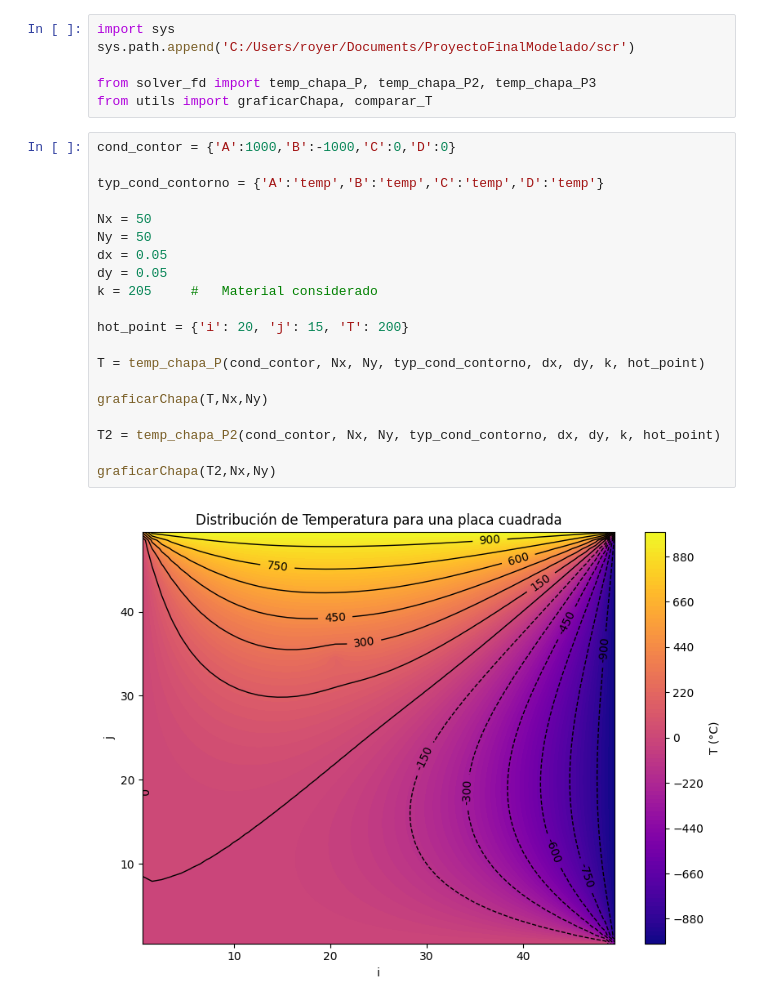
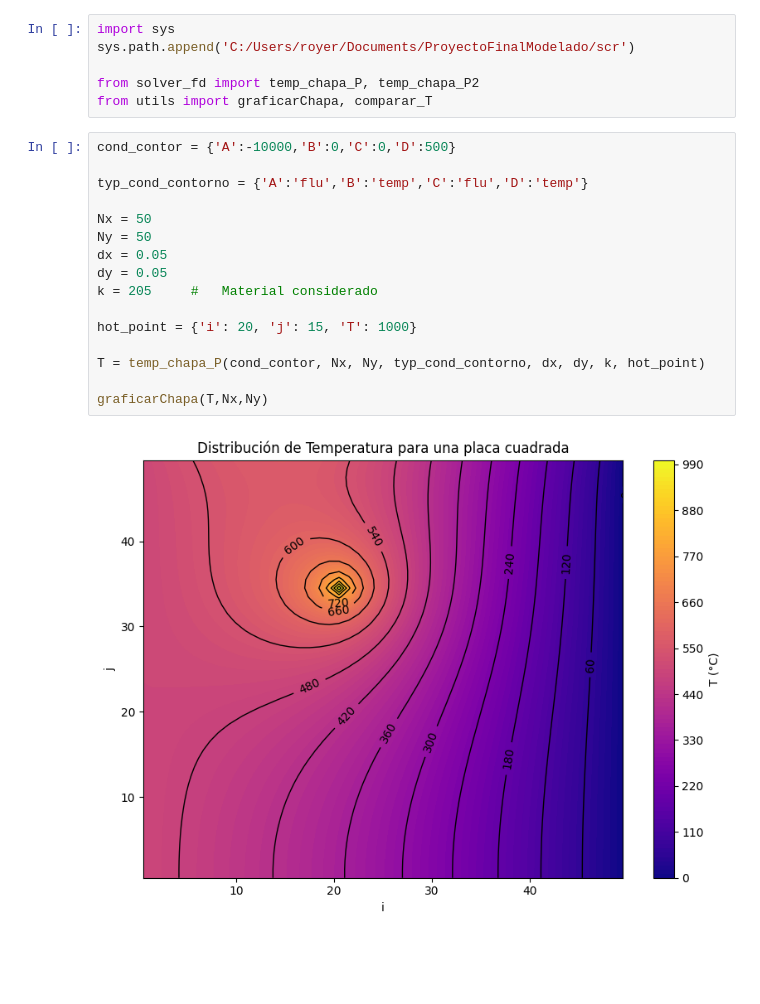
Before and after one commit to RoyGuz/ProyectoFinalModelado, a Jupyter notebook: notebooks/01_test_PG.ipynb, the cells around one changed output. Cells and saved outputs as stored; diff of their text form; blank space fills up the shorter version.

```diff
--- a/notebooks/01_test_PG.ipynb
+++ b/notebooks/01_test_PG.ipynb
@@ -2,27 +2,23 @@
 import sys
 sys.path.append('C:/Users/royer/Documents/ProyectoFinalModelado/scr')
 
-from solver_fd import temp_chapa_P, temp_chapa_P2, temp_chapa_P3
+from solver_fd import temp_chapa_P, temp_chapa_P2
 from utils import graficarChapa, comparar_T
 # %%
-cond_contor = {'A':1000,'B':-1000,'C':0,'D':0}
+cond_contor = {'A':-10000,'B':0,'C':0,'D':500}
 
-typ_cond_contorno = {'A':'temp','B':'temp','C':'temp','D':'temp'}
+typ_cond_contorno = {'A':'flu','B':'temp','C':'flu','D':'temp'}
 
 Nx = 50
 Ny = 50
 dx = 0.05
 dy = 0.05
 k = 205     #   Material considerado
 
-hot_point = {'i': 20, 'j': 15, 'T': 200}
+hot_point = {'i': 20, 'j': 15, 'T': 1000}
 
 T = temp_chapa_P(cond_contor, Nx, Ny, typ_cond_contorno, dx, dy, k, hot_point)
 
 graficarChapa(T,Nx,Ny)
-
-T2 = temp_chapa_P2(cond_contor, Nx, Ny, typ_cond_contorno, dx, dy, k, hot_point)
-
-graficarChapa(T2,Nx,Ny)
 # %% [output]
-[figure, old version]
+[figure, new version]
```
Also changed, not shown: parts of 3 cells of this notebook, 7 other files.
